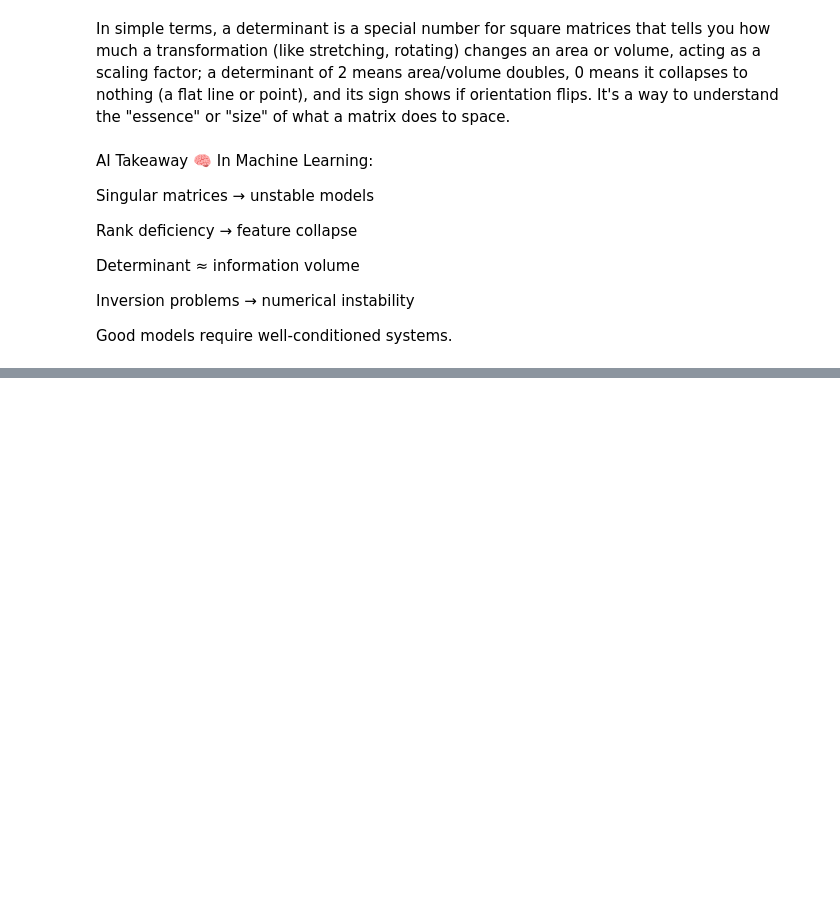
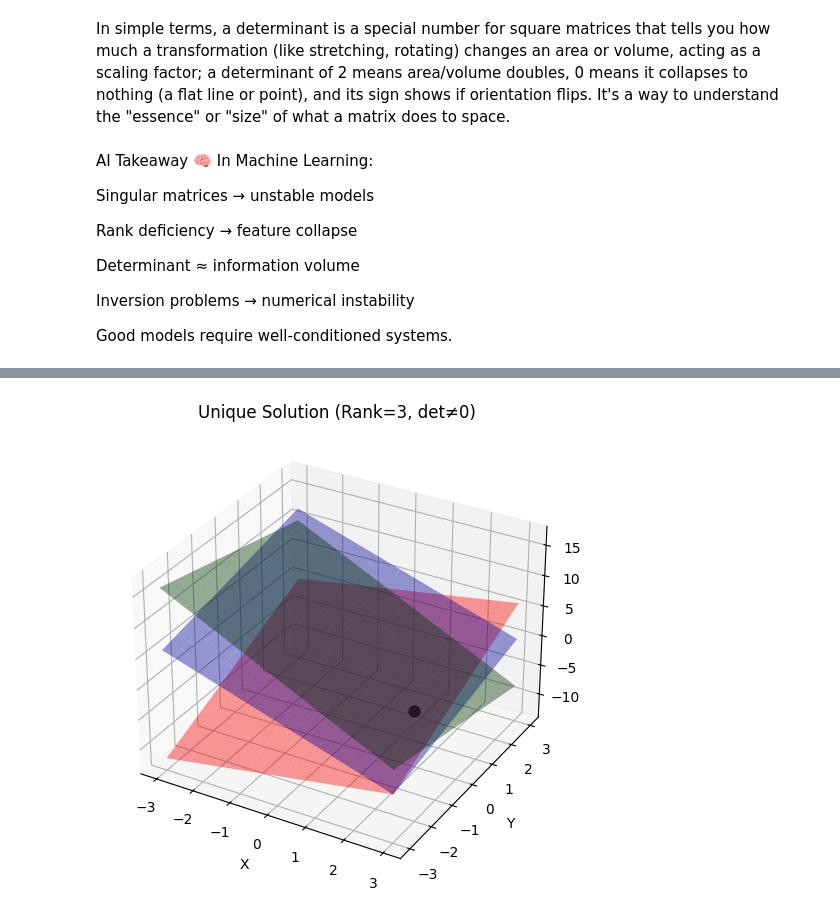
Before and after one commit to databyhuseyn/sideProjects, a Jupyter notebook: LinearAlgebraFull.ipynb, the cells around one changed output, grey strips where cells are left out. Cells and saved outputs as stored; diff of their text form; code cells hidden in the pictures; blank space fills up the shorter version.

```diff
--- a/LinearAlgebraFull.ipynb
+++ b/LinearAlgebraFull.ipynb
@@ -195,0 +309,46 @@ Good models require well-conditioned systems.
+# %%
+import numpy as np
+import matplotlib.pyplot as plt
+
+def plot_planes(eqs, sol=None, title=""):
+    fig = plt.figure(figsize=(7,6))
+    ax = fig.add_subplot(111, projection='3d')
+
+    x = np.linspace(-3,3,20)
+    y = np.linspace(-3,3,20)
+    X, Y = np.meshgrid(x,y)
+
+    colors = ['red','blue','green']
+
+    for (a,b,c,d), color in zip(eqs, colors):
+        if c != 0:
+            Z = (d - a*X - b*Y)/c
+            ax.plot_surface(X,Y,Z, alpha=0.4, color=color)
+
+    if sol is not None:
+        ax.scatter(sol[0], sol[1], sol[2], color='black', s=60)
+
+    ax.set_title(title)
+    ax.set_xlabel('X')
+    ax.set_ylabel('Y')
+    ax.set_zlabel('Z')
+    plt.show()
+# %%
+A = np.array([
+    [1, 2, -1],
+    [2, -1, 1],
+    [3, 1, 1]
+])
+b = np.array([3, 3, 4])
+
+sol = np.linalg.solve(A,b)
+
+eqs = [
+    (1, 2, -1, 3),
+    (2, -1, 1, 3),
+    (3, 1, 1, 4)
+]
+
+plot_planes(eqs, sol, "Unique Solution (Rank=3, det≠0)")
+# %% [output]
+[figure, added]
```
Also changed, not shown: parts of 36 cells of this notebook.
